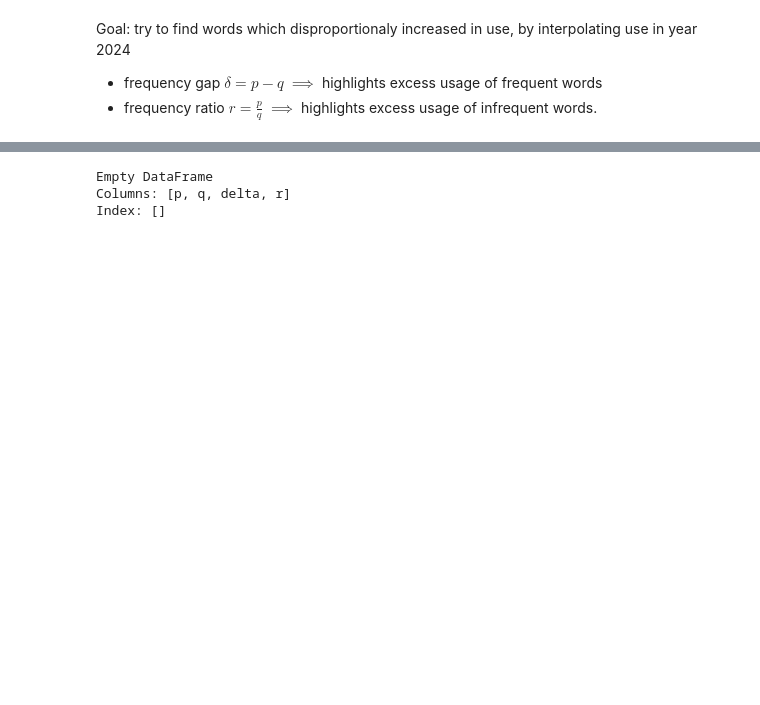
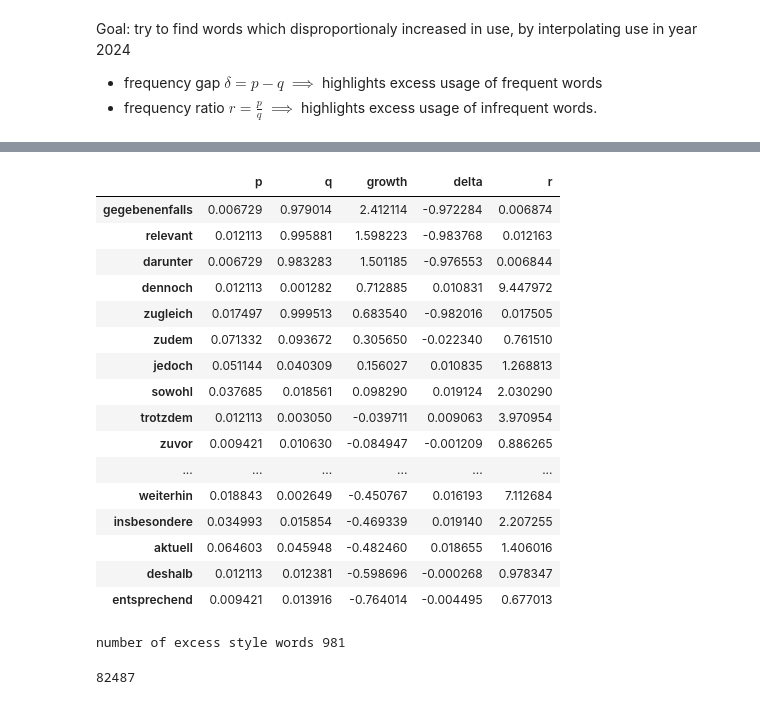
Before and after one commit to julilili42/bike-investment-study, a Jupyter notebook: src/analyze_language_change.ipynb, the cells around one changed output, grey strips where cells are left out. Saved outputs shown, nothing was run; the diff lists cells and outputs as text; code cells hidden in the pictures; blank space fills up the shorter version.

```diff
--- a/src/analyze_language_change.ipynb
+++ b/src/analyze_language_change.ipynb
@@ -106 +88,9 @@ pseudonymisiert  0.320323  0.226370  0.093953  1.415045e+00
+# %%
+metrics = pd.DataFrame({"p": p, "q": q, "growth": growth_abs})
+
+metrics["delta"] = metrics["p"] - metrics["q"]
+metrics["r"] = metrics["p"] / np.maximum(metrics["q"], eps)
+
+mask_ratio = (metrics["q"] > min_q) & (metrics["p"] > min_p)
+excess = metrics.loc[mask_ratio]
 # %%
@@ -142,18 +110,48 @@ umgehen                  0.018843  0.0  0.018843  1.884253e+06
-# %%
-# shaise
-llm_markers = [
-    "relevant", "vielversprechend", "entscheidend", "bedeutend",
-    "herausragend", "umfassend", "wesentlich", "innovativ",
-    "erheblich", "nahtlos", "effizient", "zentral", "kritisch",
-    "vielseitig", "insbesondere", "zugleich", "zunehmend",
-    "insbesondere", "zugleich", "daher", "folglich"
-]
-
-excess_llm_like = excess_style_words[
-    excess_style_words.index.isin(llm_markers)
-]
-print(excess_llm_like)
-# %% [output]
-Empty DataFrame
-Columns: [p, q, delta, r]
-Index: []
+# %%
+llm_words = {
+    "jedoch", "insbesondere", "beispielsweise", "weiterhin", "somit", "letztlich",
+    "zugleich", "daraufhin", "entsprechend", "vermutlich", "wahrscheinlich",
+    "insgesamt", "relevant", "bedeutend", "entscheidend", "zudem", "grundsätzlich",
+    "dennoch", "außerdem", "daher", "deshalb", "dementsprechend", "trotzdem",
+    "folglich", "anschließend", "vor allem", "darunter", "ferner", "vorher",
+    "aktuell", "anschließend", "anschließend", "bisher", "zuvor", "anschließend",
+    "künftig", "ebenso", "hingegen", "beachtlich", "wesentlich", "notwendig",
+    "gegebenenfalls", "typischerweise", "häufig", "gelegentlich", "zumeist",
+    "oftmals", "grundlegend", "relevant", "weshalb", "demnach", "somit",
+    "dementsprechend", "beachtenswert", "überdies", "hinreichend", "wesentlicher",
+    "prägnant", "effektiv", "effizient", "weshalb", "sowohl", "einerseits",
+    "andererseits"
+}
+
+
+found_llm_words = [w for w in llm_words if w in excess.index]
+
+llm_in_df = excess.loc[excess.index.isin(found_llm_words)]
+
+llm_in_df.sort_values("growth", ascending=False)
+# %% [output]
+|  | p | q | growth | delta | r |
+| gegebenenfalls | 0.006729 | 0.979014 | 2.412114 | -0.972284 | 0.006874 |
+| relevant | 0.012113 | 0.995881 | 1.598223 | -0.983768 | 0.012163 |
+| darunter | 0.006729 | 0.983283 | 1.501185 | -0.976553 | 0.006844 |
+| dennoch | 0.012113 | 0.001282 | 0.712885 | 0.010831 | 9.447972 |
+| zugleich | 0.017497 | 0.999513 | 0.683540 | -0.982016 | 0.017505 |
+| zudem | 0.071332 | 0.093672 | 0.305650 | -0.022340 | 0.761510 |
+| jedoch | 0.051144 | 0.040309 | 0.156027 | 0.010835 | 1.268813 |
+| sowohl | 0.037685 | 0.018561 | 0.098290 | 0.019124 | 2.030290 |
+| trotzdem | 0.012113 | 0.003050 | -0.039711 | 0.009063 | 3.970954 |
+| zuvor | 0.009421 | 0.010630 | -0.084947 | -0.001209 | 0.886265 |
+| ... | ... | ... | ... | ... | ... |
+| weiterhin | 0.018843 | 0.002649 | -0.450767 | 0.016193 | 7.112684 |
+| insbesondere | 0.034993 | 0.015854 | -0.469339 | 0.019140 | 2.207255 |
+| aktuell | 0.064603 | 0.045948 | -0.482460 | 0.018655 | 1.406016 |
+| deshalb | 0.012113 | 0.012381 | -0.598696 | -0.000268 | 0.978347 |
+| entsprechend | 0.009421 | 0.013916 | -0.764014 | -0.004495 | 0.677013 |
+# %%
+# save to markdown file
+print(f"number of excess style words {len(excess_style_words)}")
+with open("excess_style_words.md", "w") as f:
+    f.write(excess_style_words.head(1000).to_string())
+# %% [output]
+number of excess style words 981
+82487
```
Also changed, not shown: parts of 10 cells of this notebook, 2 other files.
